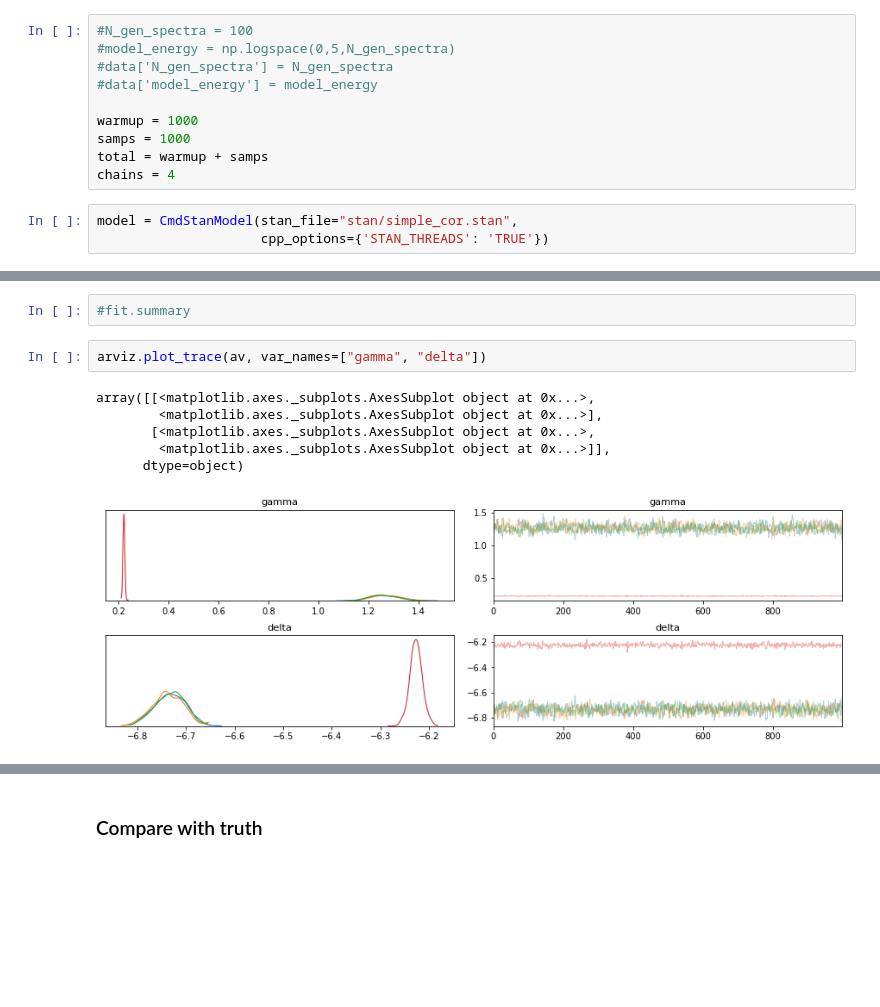
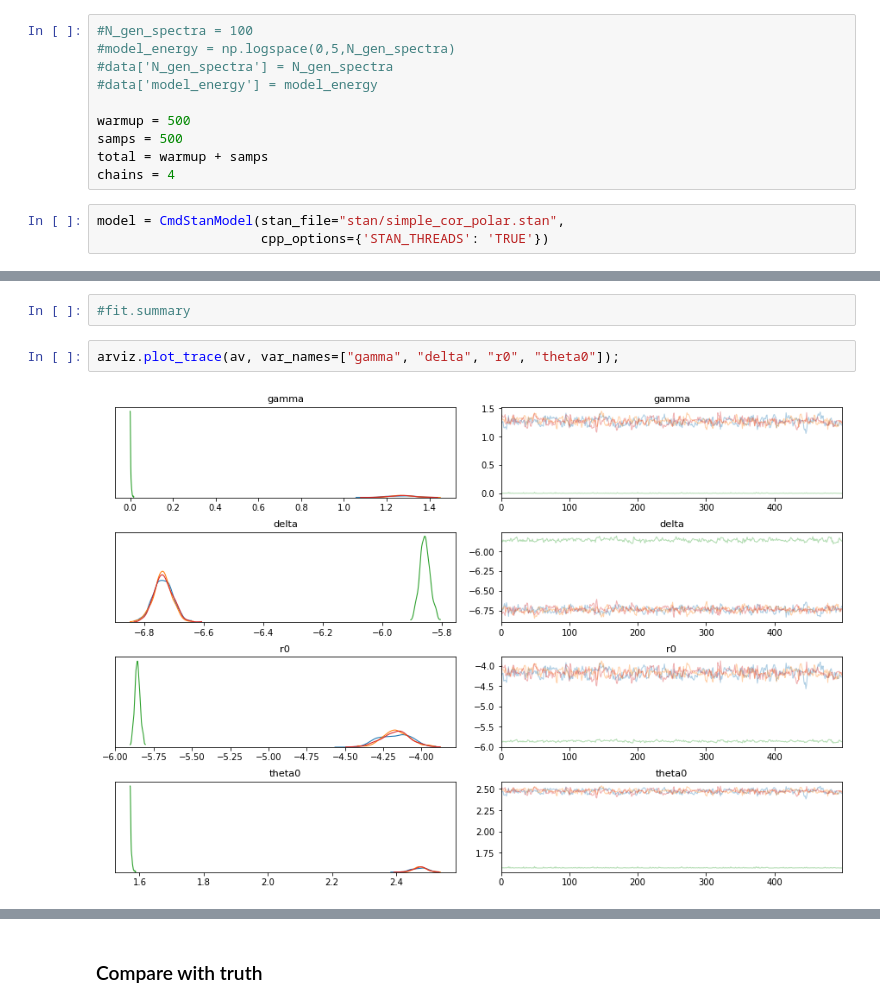
Before and after one commit to grburgess/zusammen, a Jupyter notebook: examples/fit.ipynb, the cells around one changed output, grey strips where cells are left out. Saved outputs shown, nothing was run; the diff lists cells and outputs as text; blank space fills up the shorter version.

Commit message:
Test parameterisation in polar coords -> same issues

```diff
--- a/examples/fit.ipynb
+++ b/examples/fit.ipynb
@@ -61,11 +64,11 @@ ds = zusammen.DataSet.from_hdf5_file('data/survey_proc.h5')
 #data['N_gen_spectra'] = N_gen_spectra
 #data['model_energy'] = model_energy
 
-warmup = 1000
-samps = 1000
+warmup = 500
+samps = 500
 total = warmup + samps
 chains = 4
 # %%
-model = CmdStanModel(stan_file="stan/simple_cor.stan",
+model = CmdStanModel(stan_file="stan/simple_cor_polar.stan",
                      cpp_options={'STAN_THREADS': 'TRUE'})
 # %% [output]
@@ -92,11 +96,6 @@ av = arviz.from_cmdstanpy(fit)
 # %%
 #fit.summary
 # %%
-arviz.plot_trace(av, var_names=["gamma", "delta"])
+arviz.plot_trace(av, var_names=["gamma", "delta", "r0", "theta0"]);
 # %% [output]
-array([[<matplotlib.axes._subplots.AxesSubplot object at 0x...>,
-        <matplotlib.axes._subplots.AxesSubplot object at 0x...>],
-       [<matplotlib.axes._subplots.AxesSubplot object at 0x...>,
-        <matplotlib.axes._subplots.AxesSubplot object at 0x...>]],
-      dtype=object)
-[figure, old version]
+[figure, new version]
```
Also changed, not shown: parts of 19 cells of this notebook, 3 other files.
